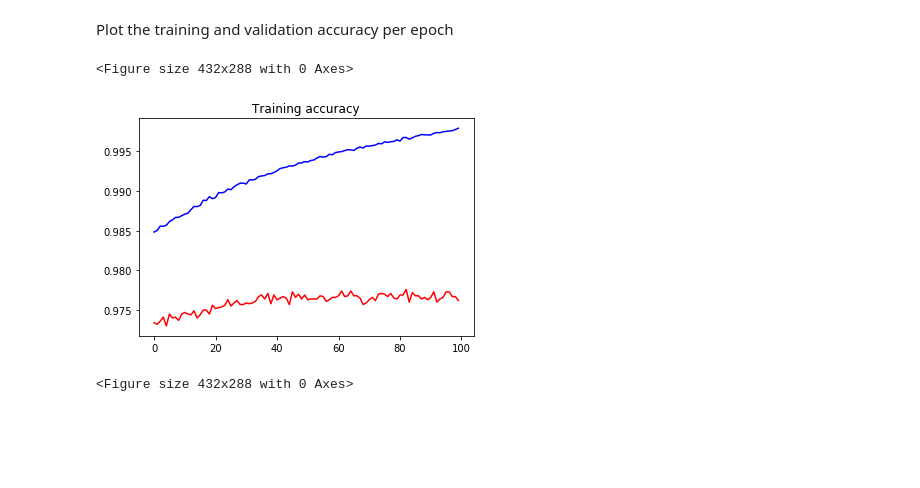
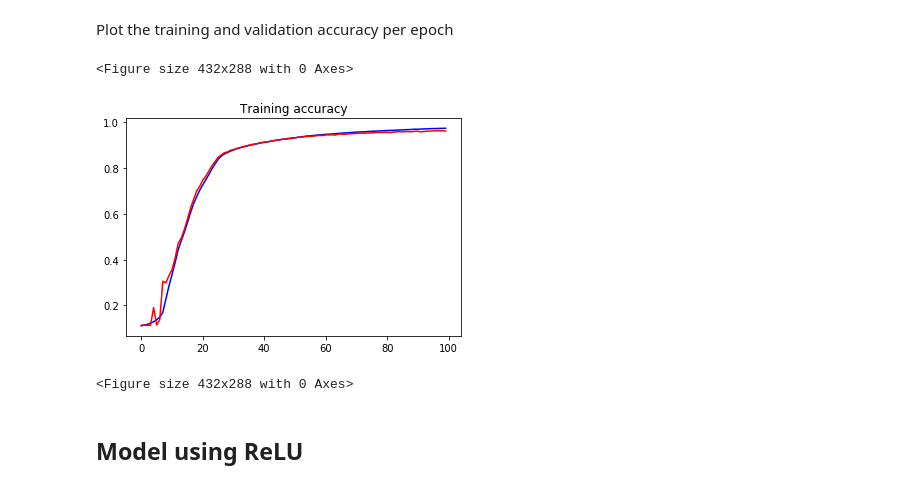
Before and after one commit to renaud-florquin/hands_on_AI, a Jupyter notebook: MLP1.ipynb, the cells around one changed output. Drawn from its saved outputs; the diff is of its cells as text; code cells hidden in the pictures; blank space fills up the shorter version.

```diff
--- a/MLP1.ipynb
+++ b/MLP1.ipynb
@@ -96,10 +98,14 @@ array([0., 0., 0., 0., 0., 1., 0., 0., 0., 0.], dtype=float32)
 # %%
 input_layer = tf.keras.layers.Input(shape=(784,))
-z = tf.keras.layers.Dense(128)(input_layer)
-z = tf.keras.layers.Activation('relu')(z)
-z = tf.keras.layers.Dense(64)(input_layer)
-z = tf.keras.layers.Activation('relu')(z)
+z = tf.keras.layers.Dense(200)(input_layer)
+z = tf.keras.layers.Activation('sigmoid')(z)
+z = tf.keras.layers.Dense(100)(z)
+z = tf.keras.layers.Activation('sigmoid')(z)
+z = tf.keras.layers.Dense(60)(z)
+z = tf.keras.layers.Activation('sigmoid')(z)
+z = tf.keras.layers.Dense(30)(z)
+z = tf.keras.layers.Activation('sigmoid')(z)
 z = tf.keras.layers.Dense(nb_classes)(z)
 output_layer = tf.keras.layers.Activation('softmax')(z)
 
-model = tf.keras.models.Model(input_layer, output_layer)
+model_sigmoid = tf.keras.models.Model(input_layer, output_layer)
@@ -129,9 +130,9 @@ Trainable params: 50,890
 Non-trainable params: 0
 _________________________________________________________________
 # %%
-model.compile(loss='categorical_crossentropy', optimizer="SGD", metrics=['accuracy'])
+model_sigmoid.compile(loss='categorical_crossentropy', optimizer="SGD", metrics=['accuracy'])
 # %%
-history = model.fit(x_train, y_train, validation_data=(x_test, y_test), epochs=100)
+history = model_sigmoid.fit(x_train, y_train, validation_data=(x_test, y_test), epochs=100)
 # %% [output]
 Train on 60000 samples, validate on 10000 samples
 Epoch 1/100
@@ -155,13 +156,15 @@ Plot the training and validation accuracy per epoch
 # %%
 acc = history.history['acc']
 val_acc = history.history['val_acc']
-epochs   = range(len(acc)) # Get number of epochs
+epochs   = range(100) # Get number of epochs
 
 plt.plot(epochs, acc, 'b')
 plt.plot(epochs, val_acc, 'r')
 plt.title('Training accuracy')
 plt.figure()
 # %% [output]
 <Figure size 432x288 with 0 Axes>
-[figure, old version]
+[figure, new version]
 <Figure size 432x288 with 0 Axes>
+# %% [markdown]
+## Model using ReLU
```
Also changed, not shown: parts of 15 cells of this notebook.
